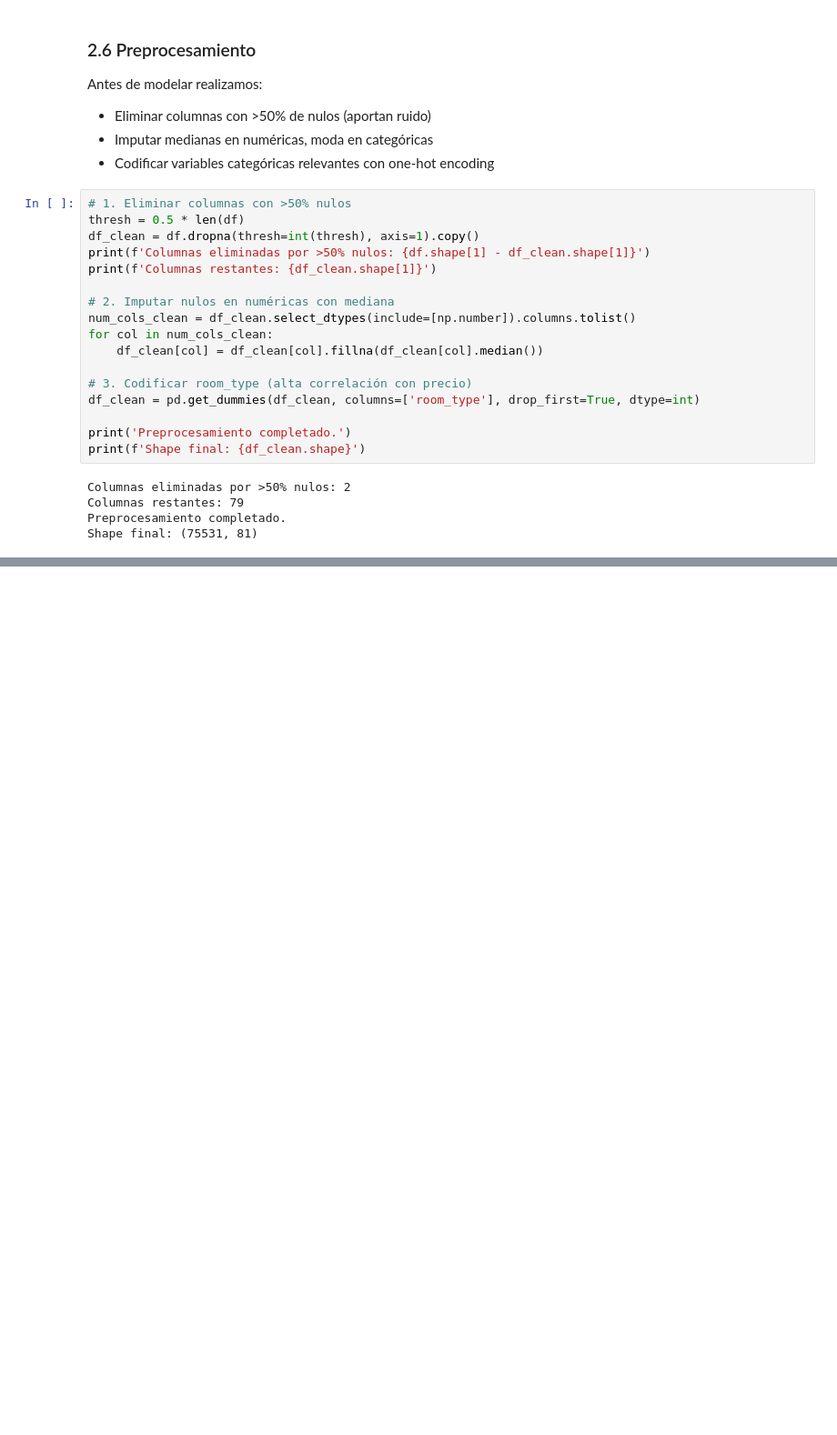
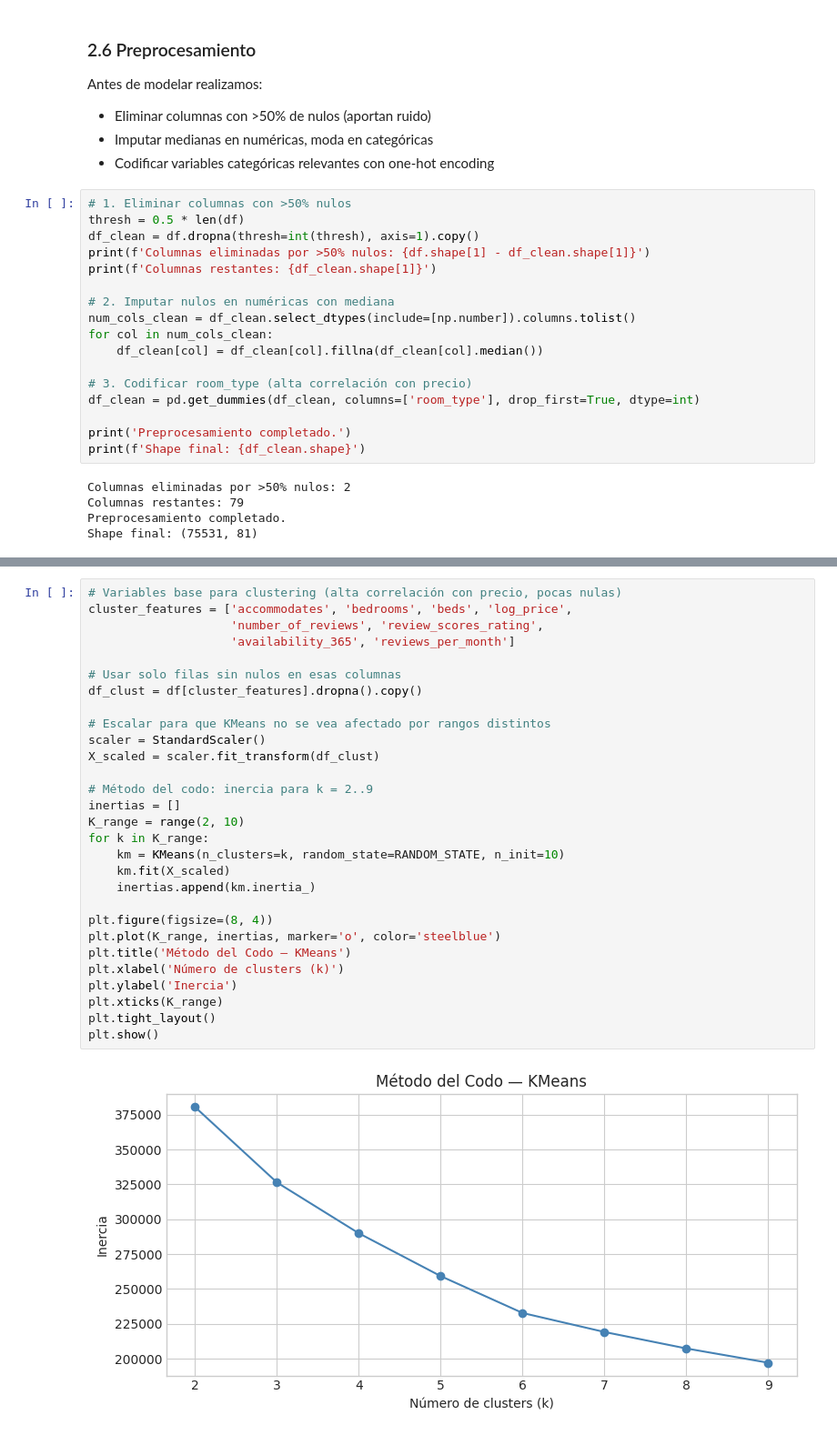
Before and after one commit to Jonialen/mineDatos-lab3, a Jupyter notebook: lab3.ipynb, the cells around one changed output, grey strips where cells are left out. Shown at 91% size. Cells and saved outputs as stored; diff of their text form; blank space fills up the shorter version.

```diff
--- a/lab3.ipynb
+++ b/lab3.ipynb
@@ -296,0 +303,31 @@ Shape final: (75531, 81)
+# %%
+# Variables base para clustering (alta correlación con precio, pocas nulas)
+cluster_features = ['accommodates', 'bedrooms', 'beds', 'log_price',
+                    'number_of_reviews', 'review_scores_rating',
+                    'availability_365', 'reviews_per_month']
+
+# Usar solo filas sin nulos en esas columnas
+df_clust = df[cluster_features].dropna().copy()
+
+# Escalar para que KMeans no se vea afectado por rangos distintos
+scaler = StandardScaler()
+X_scaled = scaler.fit_transform(df_clust)
+
+# Método del codo: inercia para k = 2..9
+inertias = []
+K_range = range(2, 10)
+for k in K_range:
+    km = KMeans(n_clusters=k, random_state=RANDOM_STATE, n_init=10)
+    km.fit(X_scaled)
+    inertias.append(km.inertia_)
+
+plt.figure(figsize=(8, 4))
+plt.plot(K_range, inertias, marker='o', color='steelblue')
+plt.title('Método del Codo — KMeans')
+plt.xlabel('Número de clusters (k)')
+plt.ylabel('Inercia')
+plt.xticks(K_range)
+plt.tight_layout()
+plt.show()
+# %% [output]
+[figure, added]
```
Also changed, not shown: parts of 9 cells of this notebook.
